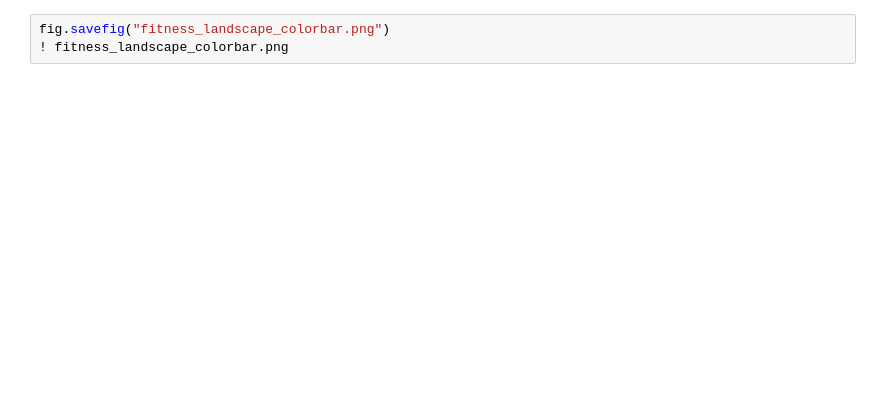
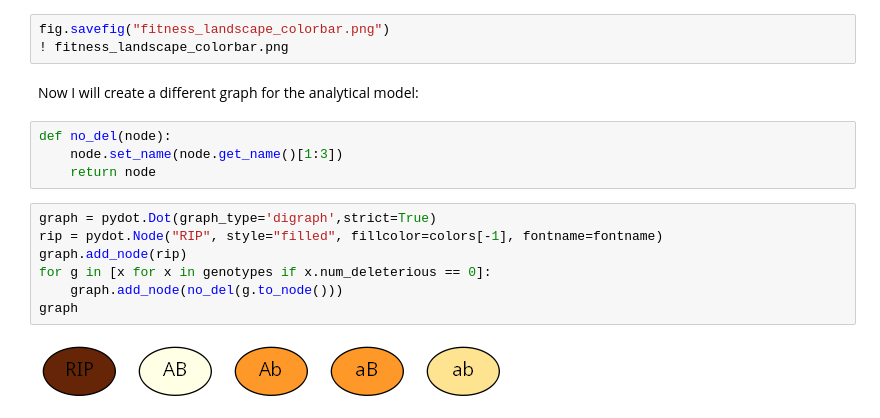
Before and after one commit to yoavram/ruggedsim, a Jupyter notebook: manuscript/Graphviz.ipynb, the cells around one changed output. Saved outputs shown, nothing was run; the diff lists cells and outputs as text; blank space fills up the shorter version.

Commit message:
added smaller graph for analytic model, increased dpi, added dot doc link

```diff
--- a/manuscript/Graphviz.ipynb
+++ b/manuscript/Graphviz.ipynb
@@ -142,3 +143,18 @@ for t in cb.ax.get_yticklabels():
 # %%
 fig.savefig("fitness_landscape_colorbar.png")
 ! fitness_landscape_colorbar.png
+# %% [markdown]
+Now I will create a different graph for the analytical model:
+# %%
+def no_del(node):
+    node.set_name(node.get_name()[1:3])
+    return node
+# %%
+graph = pydot.Dot(graph_type='digraph',strict=True)
+rip = pydot.Node("RIP", style="filled", fillcolor=colors[-1], fontname=fontname)
+graph.add_node(rip)
+for g in [x for x in genotypes if x.num_deleterious == 0]:
+    graph.add_node(no_del(g.to_node()))
+graph
+# %% [output]
+[figure, added]
```
Also changed, not shown: parts of 5 cells of this notebook.
